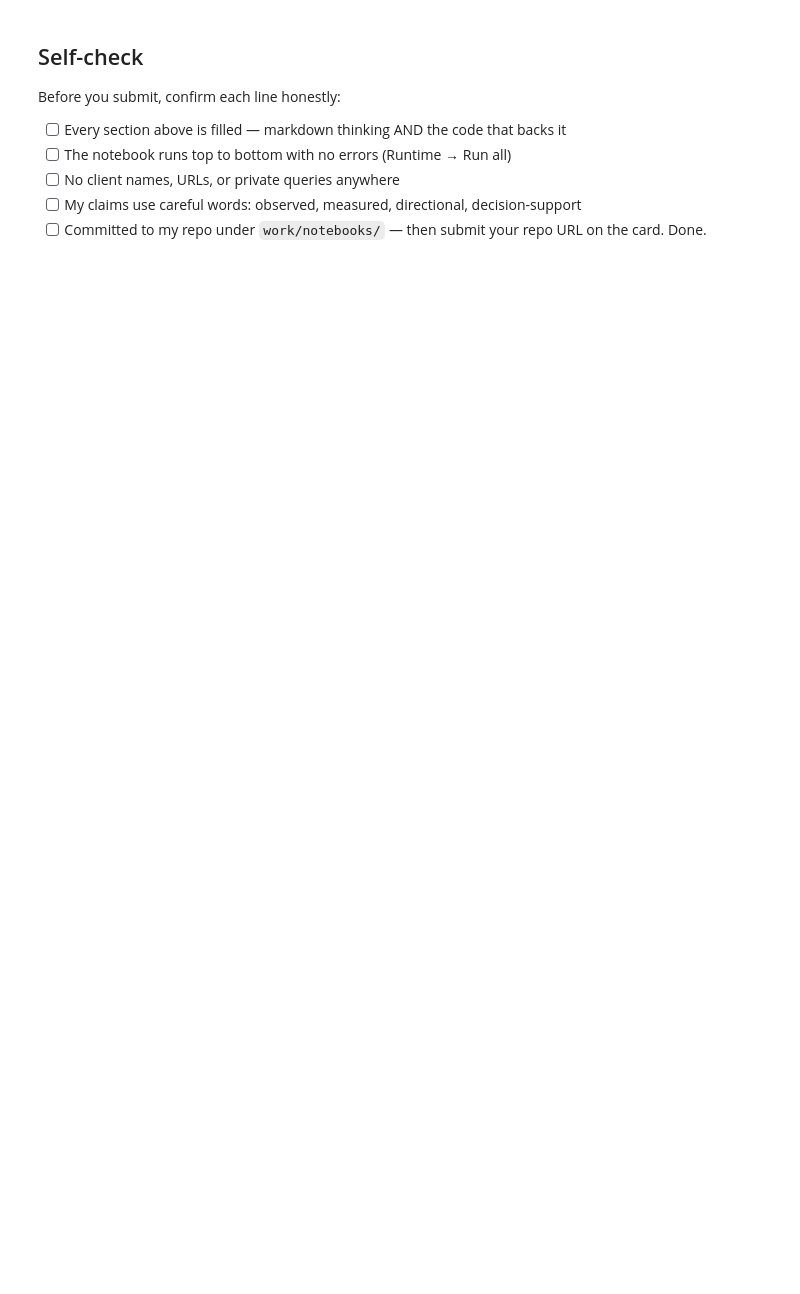
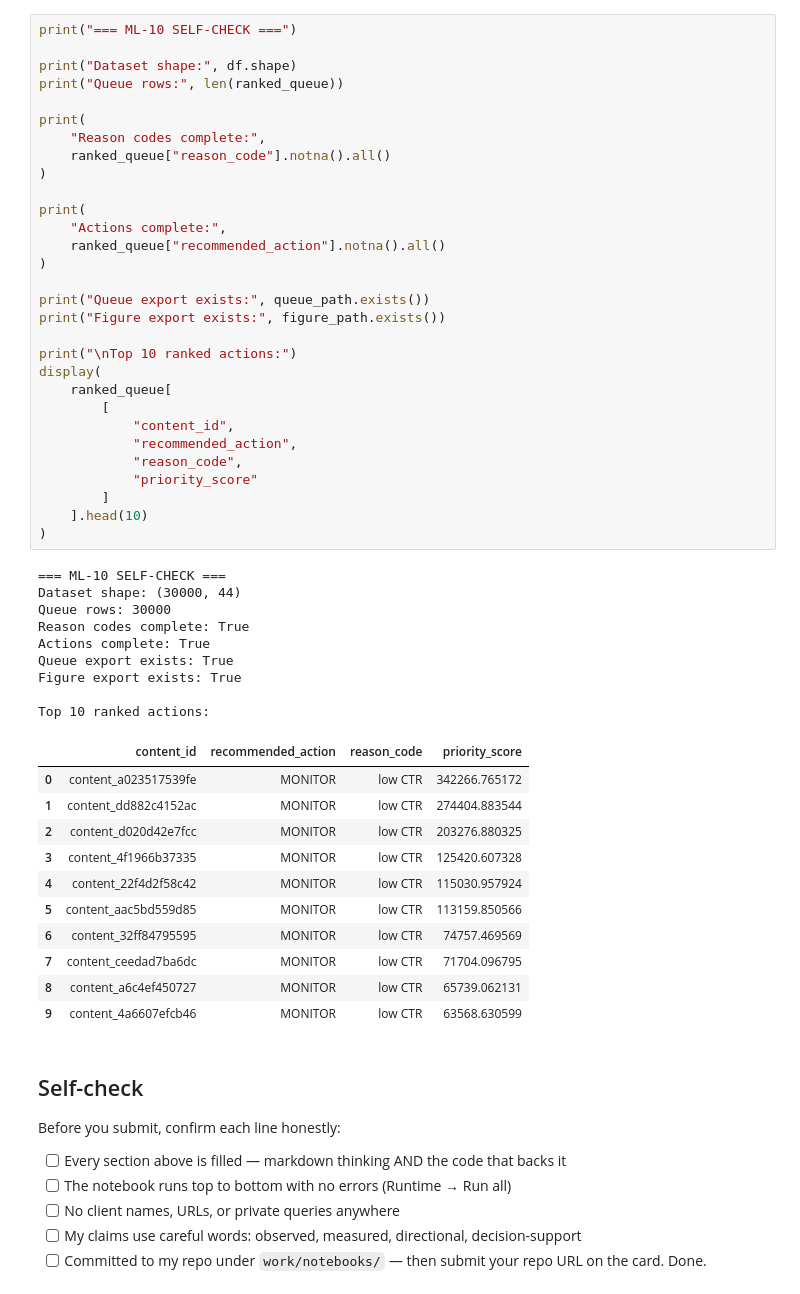
Before and after one commit to HarshiniChebrolu/Flyrank-ml-internship, a Jupyter notebook: work/notebooks/w07_action_playbook.ipynb, the cells around one changed output. Cells and saved outputs as stored; diff of their text form; blank space fills up the shorter version.

```diff
--- a/work/notebooks/w07_action_playbook.ipynb
+++ b/work/notebooks/w07_action_playbook.ipynb
@@ -44,3 +357,54 @@ This skeleton is yours to fill. Work the sections **in order** — each one has
+# %%
+print("=== ML-10 SELF-CHECK ===")
+
+print("Dataset shape:", df.shape)
+print("Queue rows:", len(ranked_queue))
+
+print(
+    "Reason codes complete:",
+    ranked_queue["reason_code"].notna().all()
+)
+
+print(
+    "Actions complete:",
+    ranked_queue["recommended_action"].notna().all()
+)
+
+print("Queue export exists:", queue_path.exists())
+print("Figure export exists:", figure_path.exists())
+
+print("\nTop 10 ranked actions:")
+display(
+    ranked_queue[
+        [
+            "content_id",
+            "recommended_action",
+            "reason_code",
+            "priority_score"
+        ]
+    ].head(10)
+)
+# %% [output]
+=== ML-10 SELF-CHECK ===
+Dataset shape: (30000, 44)
+Queue rows: 30000
+Reason codes complete: True
+Actions complete: True
+Queue export exists: True
+Figure export exists: True
+
+Top 10 ranked actions:
+|  | content_id | recommended_action | reason_code | priority_score |
+| 0 | content_a023517539fe | MONITOR | low CTR | 342266.765172 |
+| 1 | content_dd882c4152ac | MONITOR | low CTR | 274404.883544 |
+| 2 | content_d020d42e7fcc | MONITOR | low CTR | 203276.880325 |
+| 3 | content_4f1966b37335 | MONITOR | low CTR | 125420.607328 |
+| 4 | content_22f4d2f58c42 | MONITOR | low CTR | 115030.957924 |
+| 5 | content_aac5bd559d85 | MONITOR | low CTR | 113159.850566 |
+| 6 | content_32ff84795595 | MONITOR | low CTR | 74757.469569 |
+| 7 | content_ceedad7ba6dc | MONITOR | low CTR | 71704.096795 |
+| 8 | content_a6c4ef450727 | MONITOR | low CTR | 65739.062131 |
+| 9 | content_4a6607efcb46 | MONITOR | low CTR | 63568.630599 |
 # %% [markdown]
 ## Self-check
 
```
Also changed, not shown: parts of 19 cells of this notebook.
